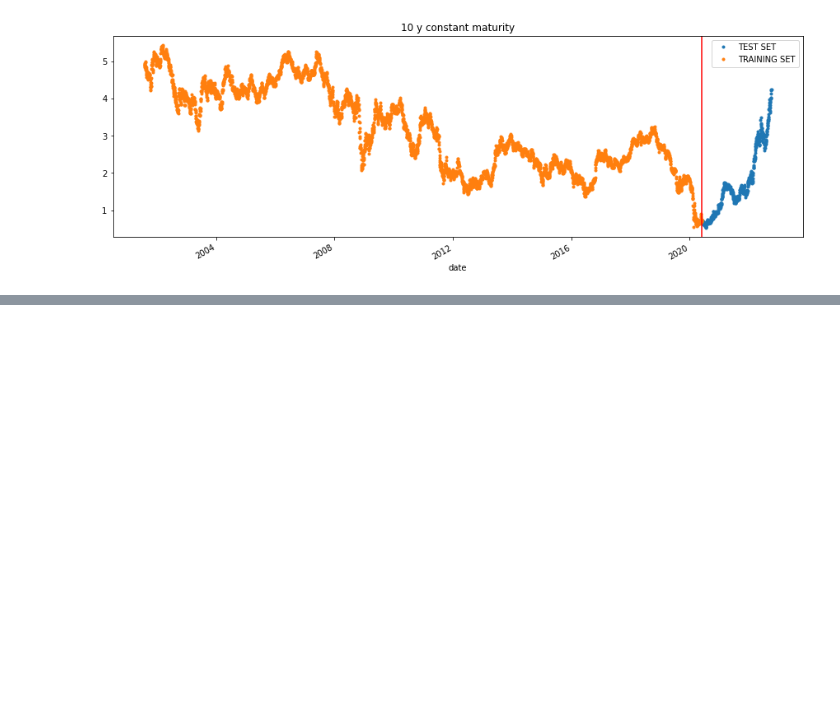
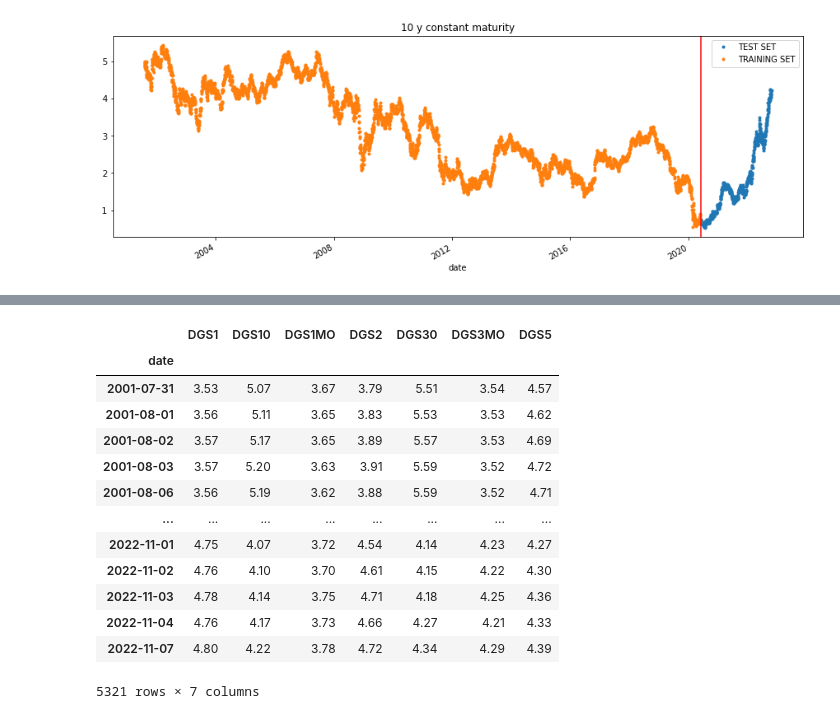
Before and after one commit to westonplatter/finx-data-fred-rates, a Jupyter notebook: model_optuna.ipynb, the cells around one changed output, grey strips where cells are left out. Drawn from its saved outputs; the diff is of its cells as text; code cells hidden in the pictures; blank space fills up the shorter version.

```diff
--- a/model_optuna.ipynb
+++ b/model_optuna.ipynb
@@ -191,0 +192,17 @@ ax.set_xbound(lower='2018-1-1', upper='12-01-2022')
+# %%
+df
+# %% [output]
+|  | DGS1 | DGS10 | DGS1MO | DGS2 | DGS30 | DGS3MO | DGS5 |
+| date |  |  |  |  |  |  |  |
+| 2001-07-31 | 3.53 | 5.07 | 3.67 | 3.79 | 5.51 | 3.54 | 4.57 |
+| 2001-08-01 | 3.56 | 5.11 | 3.65 | 3.83 | 5.53 | 3.53 | 4.62 |
+| 2001-08-02 | 3.57 | 5.17 | 3.65 | 3.89 | 5.57 | 3.53 | 4.69 |
+| 2001-08-03 | 3.57 | 5.20 | 3.63 | 3.91 | 5.59 | 3.52 | 4.72 |
+| 2001-08-06 | 3.56 | 5.19 | 3.62 | 3.88 | 5.59 | 3.52 | 4.71 |
+| ... | ... | ... | ... | ... | ... | ... | ... |
+| 2022-11-01 | 4.75 | 4.07 | 3.72 | 4.54 | 4.14 | 4.23 | 4.27 |
+| 2022-11-02 | 4.76 | 4.10 | 3.70 | 4.61 | 4.15 | 4.22 | 4.30 |
+| 2022-11-03 | 4.78 | 4.14 | 3.75 | 4.71 | 4.18 | 4.25 | 4.36 |
+| 2022-11-04 | 4.76 | 4.17 | 3.73 | 4.66 | 4.27 | 4.21 | 4.33 |
+| 2022-11-07 | 4.80 | 4.22 | 3.78 | 4.72 | 4.34 | 4.29 | 4.39 |
+5321 rows × 7 columns
```
Also changed, not shown: parts of 6 cells of this notebook.
